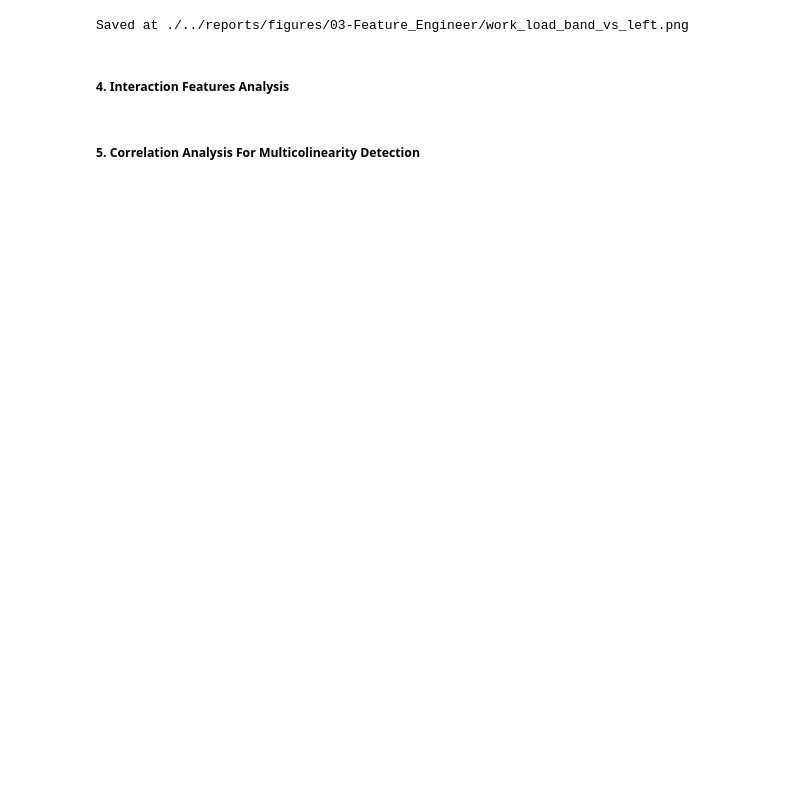
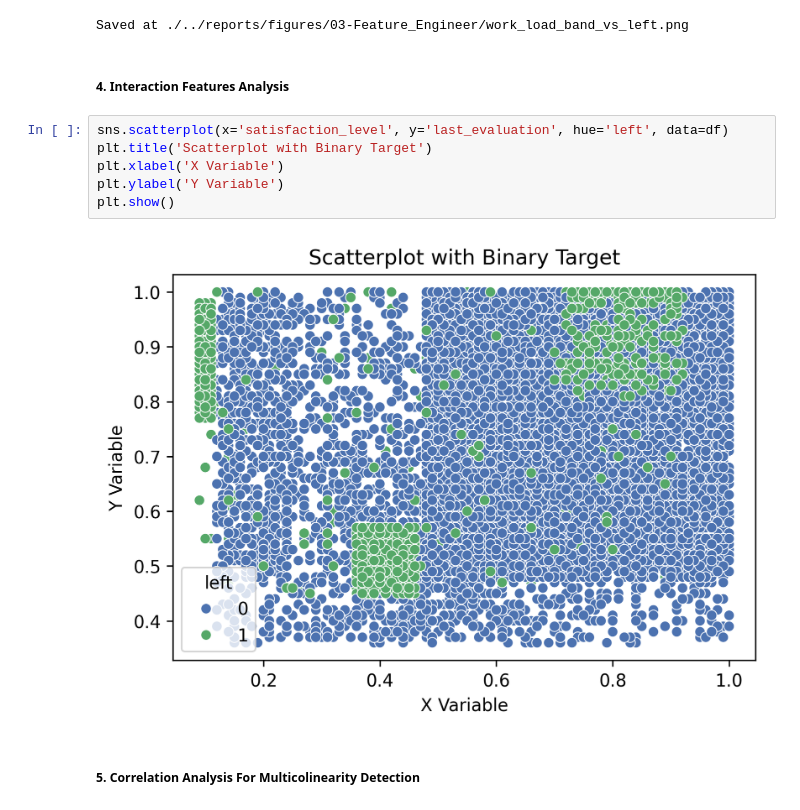
Before and after one commit to fausstoo/employee-churn-prediction-model, a Jupyter notebook: notebooks/Feature_Engineer.ipynb, the cells around one changed output. Saved outputs shown, nothing was run; the diff lists cells and outputs as text; blank space fills up the shorter version.

```diff
--- a/notebooks/Feature_Engineer.ipynb
+++ b/notebooks/Feature_Engineer.ipynb
@@ -224,5 +224,13 @@ save_fig(figure, "./../reports/figures/03-Feature_Engineer/","work_load_band_vs_
 Saved at ./../reports/figures/03-Feature_Engineer/work_load_band_vs_left.png
 # %% [markdown]
 ##### 4. **Interaction Features Analysis**
+# %%
+sns.scatterplot(x='satisfaction_level', y='last_evaluation', hue='left', data=df)
+plt.title('Scatterplot with Binary Target')
+plt.xlabel('X Variable')
+plt.ylabel('Y Variable')
+plt.show()
+# %% [output]
+[figure, added]
 # %% [markdown]
 ##### 5. **Correlation Analysis For Multicolinearity Detection**
```
Also changed, not shown: parts of 6 cells of this notebook.
